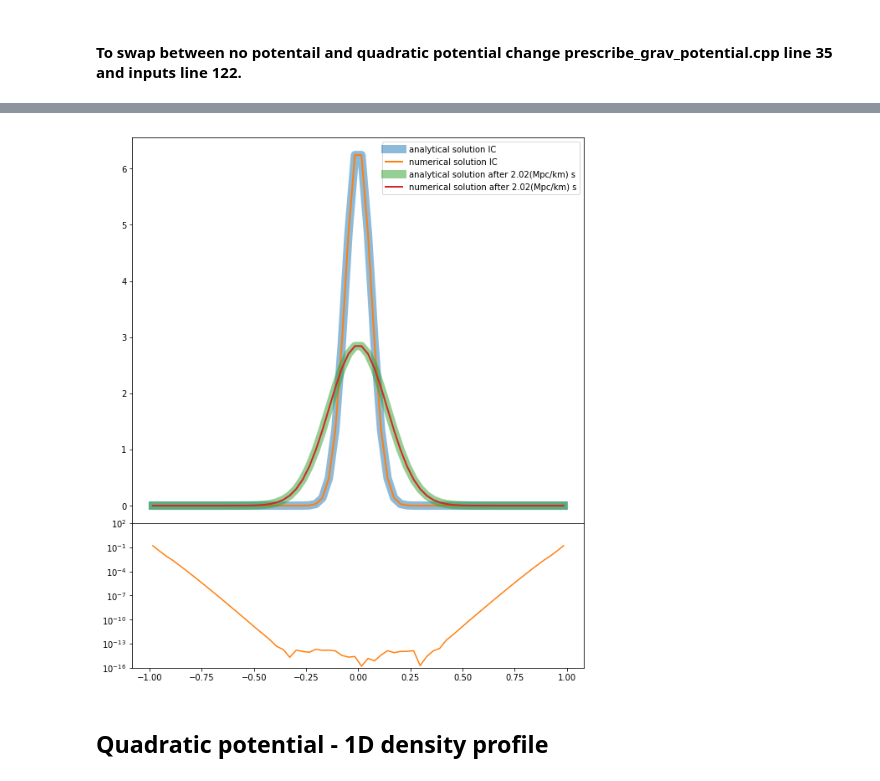
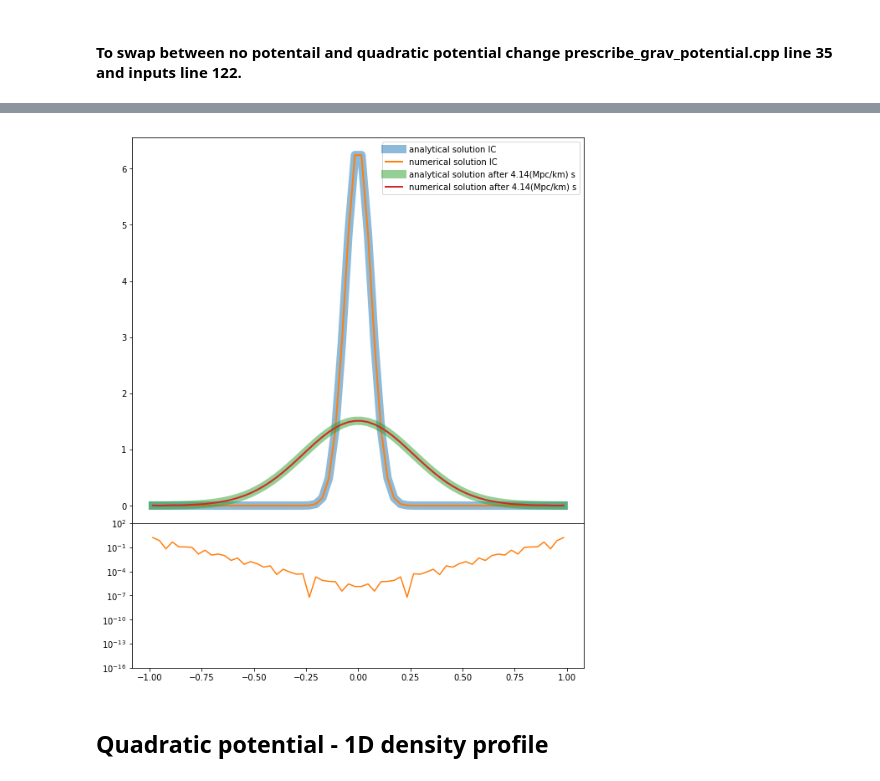
Before and after one commit to axionyx/axionyx_1.0, a Jupyter notebook: Exec/Test_FDM_Gauss_4th/Plotting.ipynb, the cells around one changed output, grey strips where cells are left out. Saved outputs shown, nothing was run; the diff lists cells and outputs as text; code cells hidden in the pictures.

```diff
--- a/Exec/Test_FDM_Gauss_4th/Plotting.ipynb
+++ b/Exec/Test_FDM_Gauss_4th/Plotting.ipynb
@@ -10,39 +10,32 @@ import yt
 #### To swap between no potentail and quadratic potential change prescribe_grav_potential.cpp line 35 and inputs line 122.
 # %%
 ds = yt.load("plt_gauss_no_gravity_igp00000")
-ds2 = yt.load("plt_gauss_no_gravity_igp00100")
+ds2 = yt.load("plt_gauss_no_gravity_igp00200")
 ad = ds.all_data()
 ad2 = ds2.all_data()
 list1 = ad[("boxlib","AxDens")]
 list2 = ad2[("boxlib","AxDens")]
+x = ad[("boxlib","x")]
+x2 = ad2[("boxlib","x")]
+y = ad[("boxlib","y")]
+y2 = ad2[("boxlib","y")]
+z = ad[("boxlib","z")]
+z2 = ad2[("boxlib","z")]
+index = np.intersect1d(np.where(y==0.015625),np.where(z==0.015625))
+index2 = np.intersect1d(np.where(y2==0.015625),np.where(z2==0.015625))
 time1 = ds.current_time
 time2 = ds2.current_time
 del_t = float(time2 - time1)
-xlo = ds.domain_left_edge[0]
-xhi = ds.domain_right_edge[0]
-boxsize = float(xhi - xlo)
-N=int(int(len(list1))**(1/3)+0.5)
 
 gamma =0.01917152/2.5
 sigmaR = 0.05
-
 hbaroverm = 0.01917152/2.5
 omega = 1.0
 igp =0.0
 
-density1 = np.zeros((N,N,N))
-density2 = np.zeros((N,N,N))
-
-for i in range(0, N):
-    for j in range(0, N):
-        for k in range(0, N):
-            density1[i,j,k]=list1[N*(N*i+k)+j]
-            density2[i,j,k]=list2[N*(N*i+k)+j]
-x_range = np.arange(float(xlo)+0.5*float(boxsize/N), float(xhi)+0.5*float(boxsize/N), float(boxsize/N))
-
 ## Analytical solution - no potential
-ana_dens = [np.exp(-((x-igp)**2)*omega/hbaroverm)*np.sqrt(omega/np.pi/hbaroverm) for x in x_range]
-ana_dens2 = [np.sqrt(omega/np.pi/hbaroverm/(1+(del_t*omega)**2))*np.exp(-(x-igp)**2*omega/gamma/(1+(del_t*omega)**2))   for x in x_range]
+ana_dens = [np.exp(-((x-igp)**2)*omega/hbaroverm)*np.sqrt(omega/np.pi/hbaroverm) for x in x[index]]
+ana_dens2 = [np.sqrt(omega/np.pi/hbaroverm/(1+(del_t*omega)**2))*np.exp(-(x-igp)**2*omega/gamma/(1+(del_t*omega)**2))   for x in x2[index2]]
 
 fig = plt.figure()
 left, width = 0.07, 1.25
@@ -52,13 +45,13 @@ bottom_h = bottom + height2
 topplot = plt.axes([left, bottom_h, width, height])
 botplot = plt.axes([left, bottom, width, height2])
 
-topplot.plot(x_range, ana_dens, linewidth=10, alpha=0.5, label="analytical solution IC")
-topplot.plot(x_range, density1[:,int(N/2),int(N/2)], linewidth=2, label="numerical solution IC")
-botplot.plot(x_range, abs(density1[:,int(N/2),int(N/2)]-ana_dens)/ana_dens)
+topplot.plot(x[index], ana_dens, linewidth=10, alpha=0.5, label="analytical solution IC")
+topplot.plot(x[index], list1[index], linewidth=2, label="numerical solution IC")
+botplot.plot(x[index], abs(list1[index]-ana_dens)/ana_dens)
 
-topplot.plot(x_range, ana_dens2, '-', linewidth=10, alpha=0.5, label="analytical solution after "+"{0:.2f}".format(del_t)+"(Mpc/km) s")
-topplot.plot(x_range, density2[:,int(N/2),int(N/2)], linewidth=2, label="numerical solution after "+"{0:.2f}".format(del_t)+"(Mpc/km) s")
-botplot.plot(x_range, abs(density2[:,int(N/2),int(N/2)]-ana_dens2)/ana_dens2)
+topplot.plot(x2[index2], ana_dens2, '-', linewidth=10, alpha=0.5, label="analytical solution after "+"{0:.2f}".format(del_t)+"(Mpc/km) s")
+topplot.plot(x2[index2], list2[index2], linewidth=2, label="numerical solution after "+"{0:.2f}".format(del_t)+"(Mpc/km) s")
+botplot.plot(x2[index2], abs(list2[index2]-ana_dens2)/ana_dens2)
 
 botplot.set_yscale('log')
 botplot.set_ylim([1e-16,100])
@@ -76,4 +69,4 @@ yt : [INFO     ] 2019-05-20 11:35:03,562 Parameters: domain_right_edge         =
-[figure, old version]
+[figure, new version]
 # %% [markdown]
 ## Quadratic potential - 1D density profile
 # %%
```
Also changed, not shown: parts of 3 cells of this notebook.
